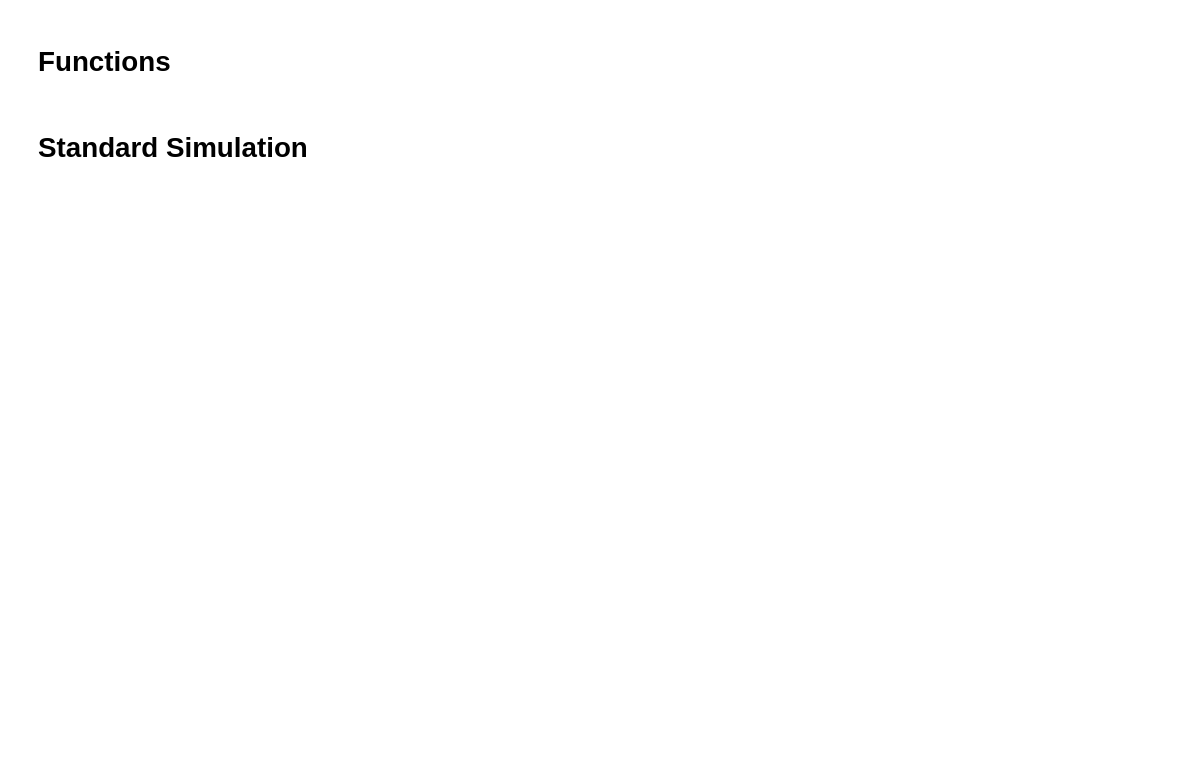
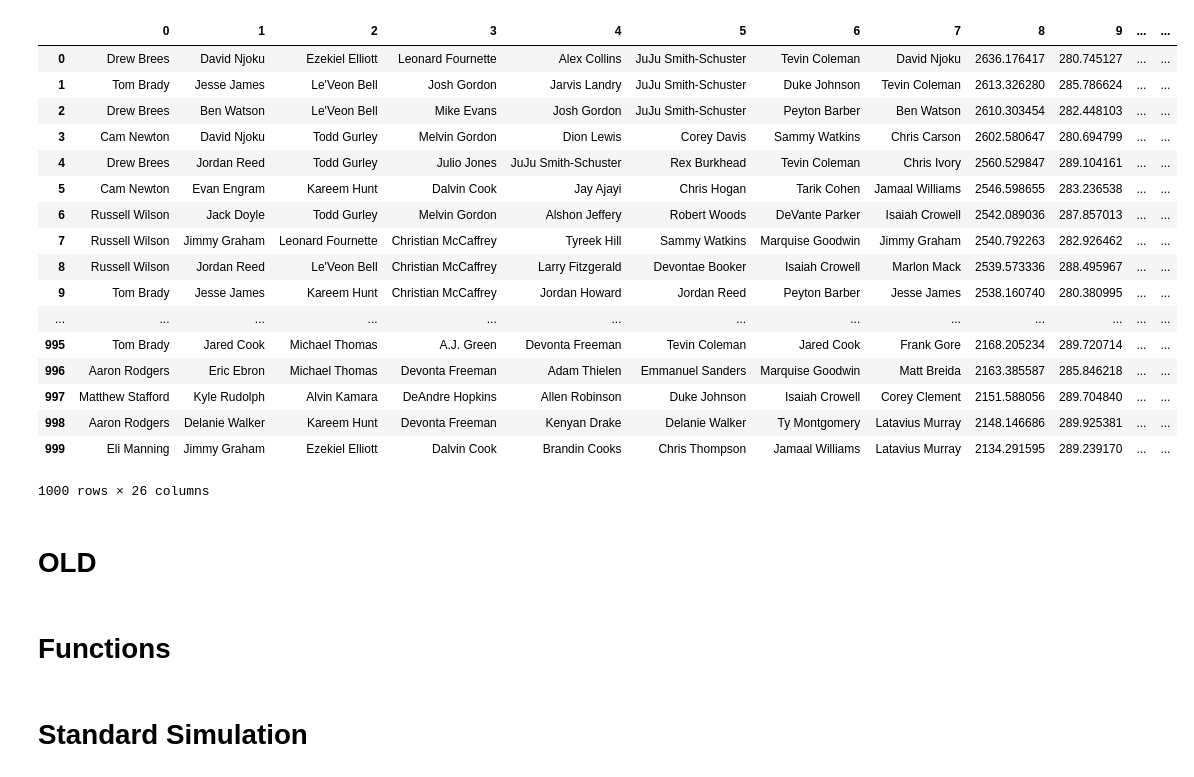
Before and after one commit to mborysiak/Fantasy_Football, a Jupyter notebook: Scripts/Analysis/Simulation.ipynb, the cells around one changed output. Cells and saved outputs as stored; diff of their text form; code cells hidden in the pictures; blank space fills up the shorter version.

Commit message:
Figured out Linear Optimization. Still Adding Features.

```diff
--- a/Scripts/Analysis/Simulation.ipynb
+++ b/Scripts/Analysis/Simulation.ipynb
@@ -40,0 +74,3 @@ rookie_rb = rookie_rb[cols]
+# %%
+salary_data = pd.read_csv('/Users/Mark/Desktop/Jupyter Projects/Fantasy Football/Projections/salaries.csv')
+salary_data = salary_data.dropna(axis=1)
@@ -40,0 +151,9 @@ rookie_rb = rookie_rb[cols]
+# %%
+def pull_results(x, names, points, salaries, name_results, point_results, salary_results):
+
+    x = np.array(x)[:, 0]==1
+    name_results.append(list(np.array(names)[x]))
+    point_results.append(list(np.array(points)[x]))
+    salary_results.append(list(np.array(salaries)[x]))
+
+    return name_results, point_results, salary_results
@@ -41,3 +174,56 @@ rookie_rb = rookie_rb[cols]
+# %%
+# create A matrix
+A = A_matrix(all_df, [1, 0, 0, 0, 0])
+
+# create empty matrices
+point_results = []
+name_results = []
+salary_results = []
+
+# loop through N times and simulate best results
+for i in range(0, 1000):
+
+    # pull out names, points, and salaries from random distribution
+    names, points, salaries= random_select(all_df)
+
+    # run linear integer optimization
+    x = run_opt(A, points, salaries, salary_cap, pos_require)
+
+    # pull out the actual names, points, and salaries
+    name_results, point_results, salary_results = pull_results(x, names, points, salaries,
+                                                               name_results, point_results, salary_results)
+# %%
+name_results = pd.DataFrame(name_results)
+point_results = pd.DataFrame(point_results)*-1
+total_points = point_results.sum(axis=1)
+salary_results = pd.DataFrame(salary_results)
+total_salary = salary_results.sum(axis=1)
+results = pd.concat([name_results, total_points, total_salary, point_results, salary_results], axis=1)
+results.columns = range(0, results.shape[1])
+# %%
+results = results.sort_values(by=8, ascending=False).reset_index(drop=True)
+results
+# %% [output]
+|  | 0 | 1 | 2 | 3 | 4 | 5 | 6 | 7 | 8 | 9 | ... | ... |
+| 0 | Drew Brees | David Njoku | Ezekiel Elliott | Leonard Fournette | Alex Collins | JuJu Smith-Schuster | Tevin Coleman | David Njoku | 2636.176417 | 280.745127 | ... | ... |
+| 1 | Tom Brady | Jesse James | Le'Veon Bell | Josh Gordon | Jarvis Landry | JuJu Smith-Schuster | Duke Johnson | Tevin Coleman | 2613.326280 | 285.786624 | ... | ... |
+| 2 | Drew Brees | Ben Watson | Le'Veon Bell | Mike Evans | Josh Gordon | JuJu Smith-Schuster | Peyton Barber | Ben Watson | 2610.303454 | 282.448103 | ... | ... |
+| 3 | Cam Newton | David Njoku | Todd Gurley | Melvin Gordon | Dion Lewis | Corey Davis | Sammy Watkins | Chris Carson | 2602.580647 | 280.694799 | ... | ... |
+| 4 | Drew Brees | Jordan Reed | Todd Gurley | Julio Jones | JuJu Smith-Schuster | Rex Burkhead | Tevin Coleman | Chris Ivory | 2560.529847 | 289.104161 | ... | ... |
+| 5 | Cam Newton | Evan Engram | Kareem Hunt | Dalvin Cook | Jay Ajayi | Chris Hogan | Tarik Cohen | Jamaal Williams | 2546.598655 | 283.236538 | ... | ... |
+| 6 | Russell Wilson | Jack Doyle | Todd Gurley | Melvin Gordon | Alshon Jeffery | Robert Woods | DeVante Parker | Isaiah Crowell | 2542.089036 | 287.857013 | ... | ... |
+| 7 | Russell Wilson | Jimmy Graham | Leonard Fournette | Christian McCaffrey | Tyreek Hill | Sammy Watkins | Marquise Goodwin | Jimmy Graham | 2540.792263 | 282.926462 | ... | ... |
+| 8 | Russell Wilson | Jordan Reed | Le'Veon Bell | Christian McCaffrey | Larry Fitzgerald | Devontae Booker | Isaiah Crowell | Marlon Mack | 2539.573336 | 288.495967 | ... | ... |
+| 9 | Tom Brady | Jesse James | Kareem Hunt | Christian McCaffrey | Jordan Howard | Jordan Reed | Peyton Barber | Jesse James | 2538.160740 | 280.380995 | ... | ... |
+| ... | ... | ... | ... | ... | ... | ... | ... | ... | ... | ... | ... | ... |
+| 995 | Tom Brady | Jared Cook | Michael Thomas | A.J. Green | Devonta Freeman | Tevin Coleman | Jared Cook | Frank Gore | 2168.205234 | 289.720714 | ... | ... |
+| 996 | Aaron Rodgers | Eric Ebron | Michael Thomas | Devonta Freeman | Adam Thielen | Emmanuel Sanders | Marquise Goodwin | Matt Breida | 2163.385587 | 285.846218 | ... | ... |
+| 997 | Matthew Stafford | Kyle Rudolph | Alvin Kamara | DeAndre Hopkins | Allen Robinson | Duke Johnson | Isaiah Crowell | Corey Clement | 2151.588056 | 289.704840 | ... | ... |
+| 998 | Aaron Rodgers | Delanie Walker | Kareem Hunt | Devonta Freeman | Kenyan Drake | Delanie Walker | Ty Montgomery | Latavius Murray | 2148.146686 | 289.925381 | ... | ... |
+| 999 | Eli Manning | Jimmy Graham | Ezekiel Elliott | Dalvin Cook | Brandin Cooks | Chris Thompson | Jamaal Williams | Latavius Murray | 2134.291595 | 289.239170 | ... | ... |
+1000 rows × 26 columns
+# %% [markdown]
+# OLD
 # %%
 rb = rb.append(rookie_rb).reset_index(drop=True)
 # %%
```
Also changed, not shown: parts of 31 cells of this notebook.
